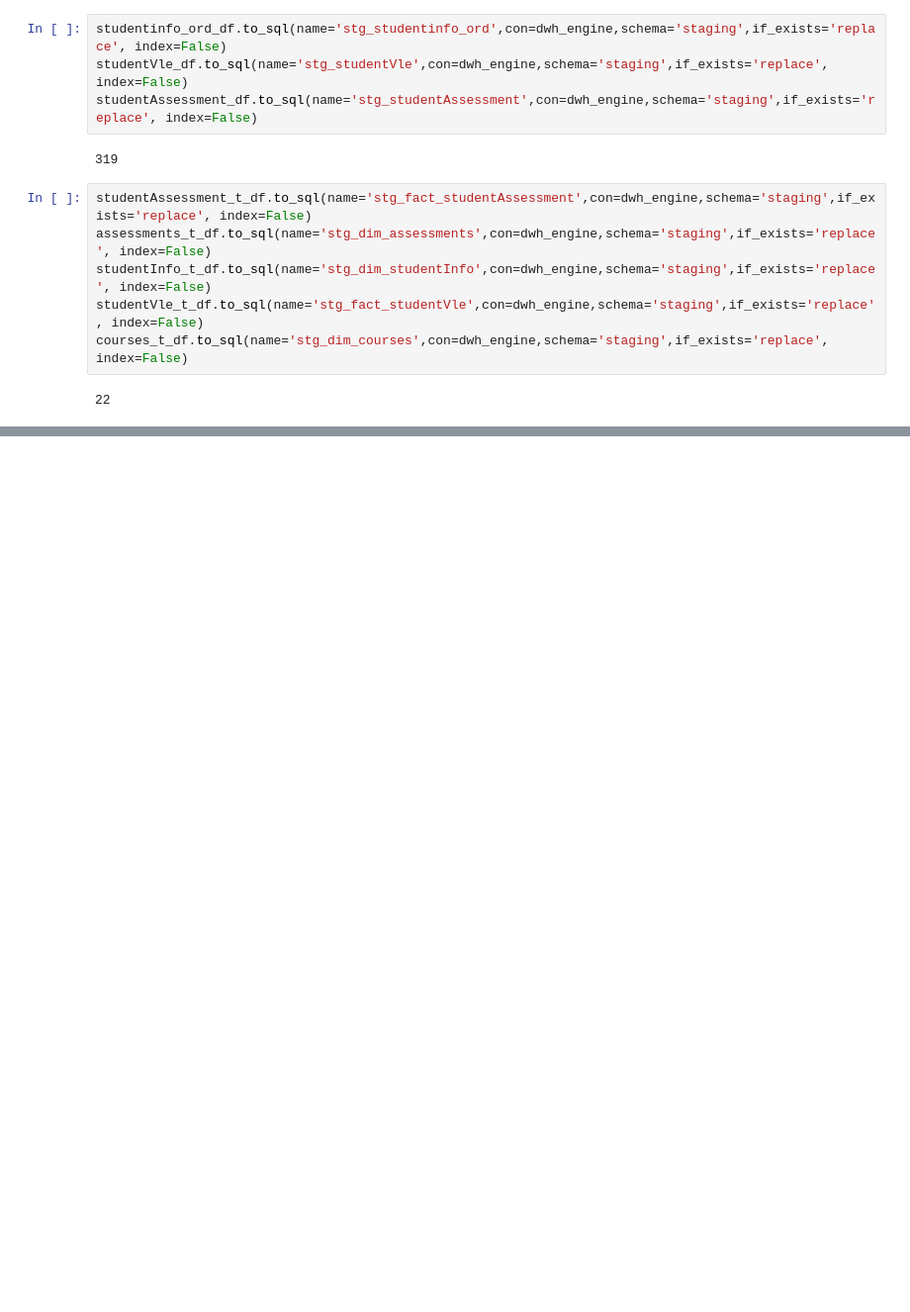
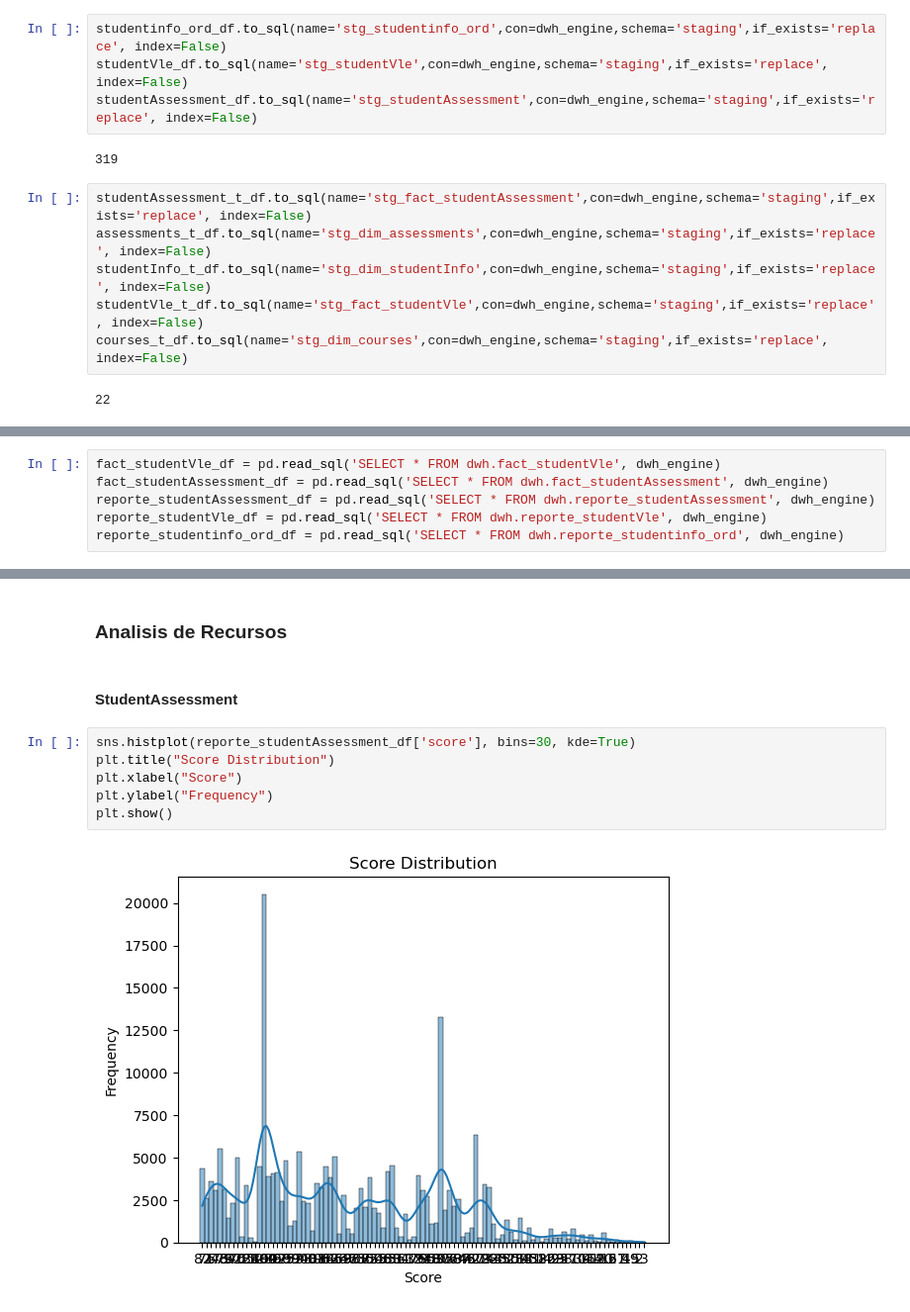
Before and after one commit to michaelventura01/OULAD_ETL_EDA, a Jupyter notebook: oulad_etl_eda.ipynb, the cells around one changed output, grey strips where cells are left out. Shown at 99% size. Saved outputs shown, nothing was run; the diff lists cells and outputs as text; blank space fills up the shorter version.

```diff
--- a/oulad_etl_eda.ipynb
+++ b/oulad_etl_eda.ipynb
@@ -166,0 +128,6 @@ courses_t_df.to_sql(name='stg_dim_courses',con=dwh_engine,schema='staging',if_ex
+# %%
+fact_studentVle_df = pd.read_sql('SELECT * FROM dwh.fact_studentVle', dwh_engine)
+fact_studentAssessment_df = pd.read_sql('SELECT * FROM dwh.fact_studentAssessment', dwh_engine)
+reporte_studentAssessment_df = pd.read_sql('SELECT * FROM dwh.reporte_studentAssessment', dwh_engine)
+reporte_studentVle_df = pd.read_sql('SELECT * FROM dwh.reporte_studentVle', dwh_engine)
+reporte_studentinfo_ord_df = pd.read_sql('SELECT * FROM dwh.reporte_studentinfo_ord', dwh_engine)
@@ -166,0 +315,12 @@ courses_t_df.to_sql(name='stg_dim_courses',con=dwh_engine,schema='staging',if_ex
+# %% [markdown]
+### Analisis de Recursos
+# %% [markdown]
+#### StudentAssessment
+# %%
+sns.histplot(reporte_studentAssessment_df['score'], bins=30, kde=True)
+plt.title("Score Distribution")
+plt.xlabel("Score")
+plt.ylabel("Frequency")
+plt.show()
+# %% [output]
+[figure, added]
```
Also changed, not shown: parts of 50 cells of this notebook.
